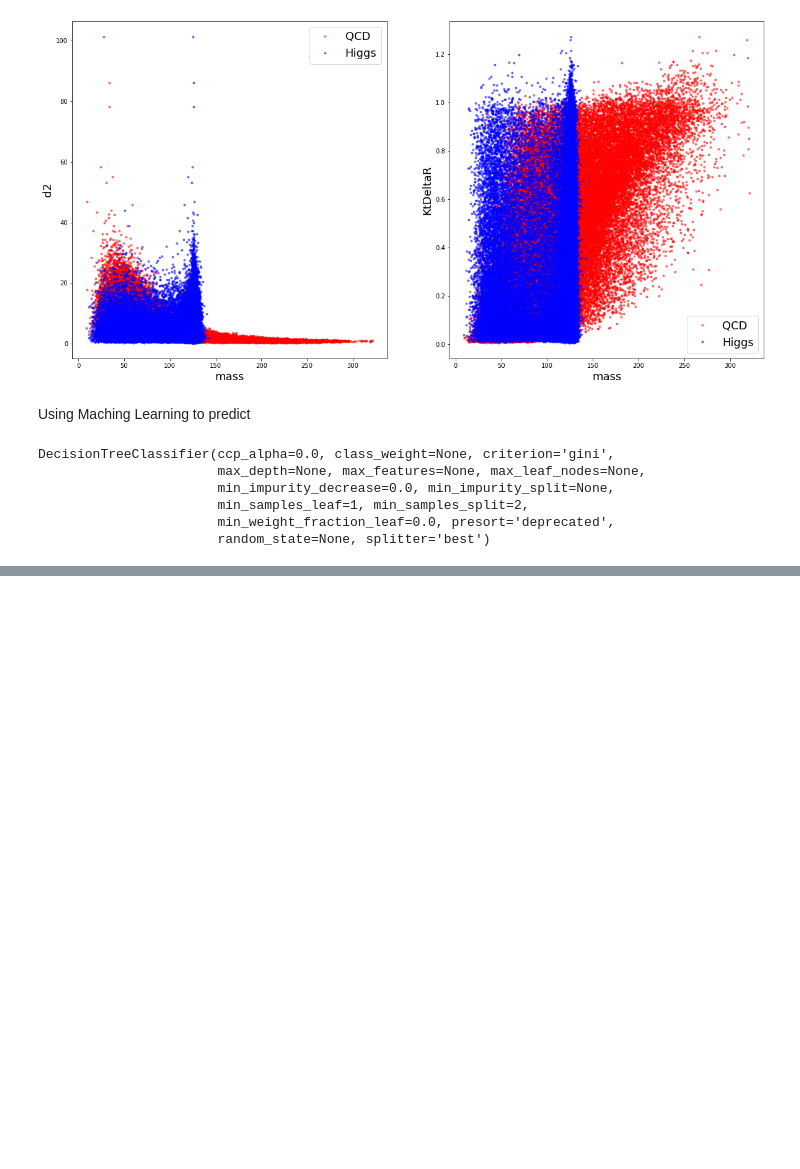
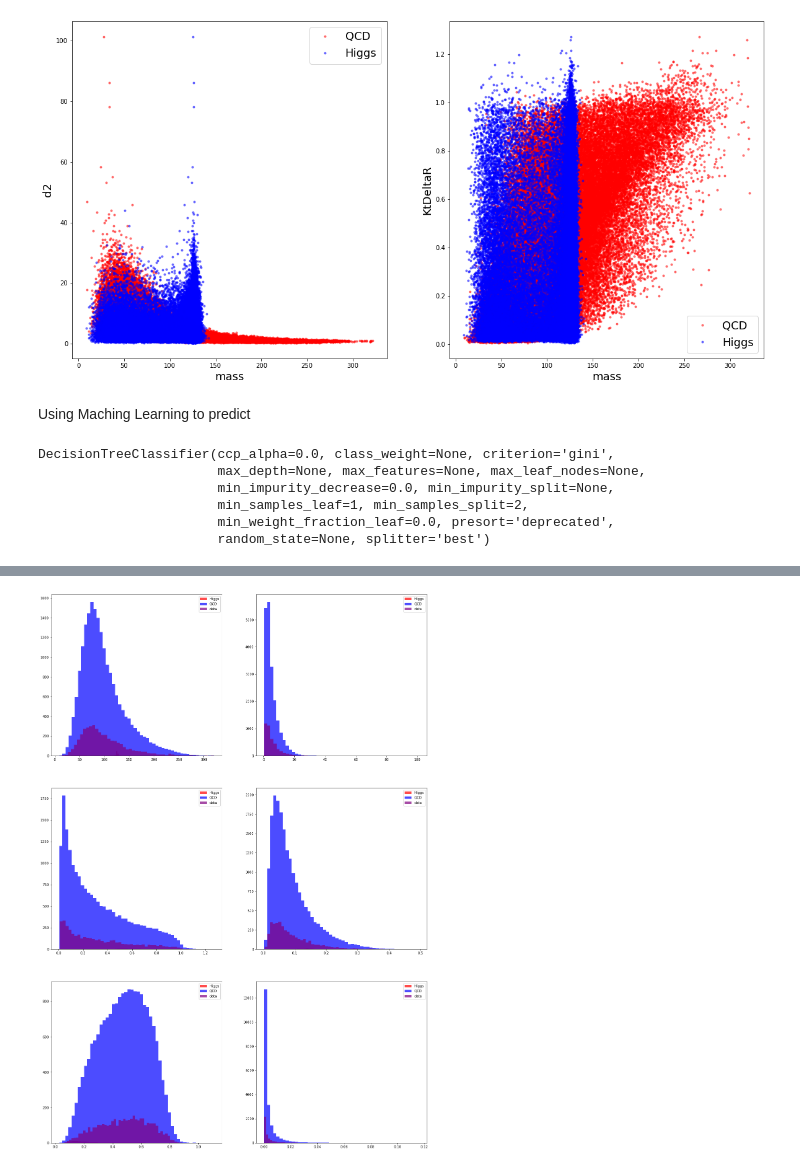
Before and after one commit to jeff-abe/PHYS434, a Jupyter notebook: Lab7.ipynb, the cells around one changed output, grey strips where cells are left out. Saved outputs shown, nothing was run; the diff lists cells and outputs as text; code cells hidden in the pictures; blank space fills up the shorter version.

Commit message:
Real Data added, and messing around with plots

```diff
--- a/Lab7.ipynb
+++ b/Lab7.ipynb
@@ -20,3 +22,5 @@ qcd_dict = pickle.load(data2)
+# %%
+low_lumi = pd.read_hdf('data_lowLumi_pt_250_500.h5')
 # %%
 #Random Samples using expected number of events for a given run
 state = 123
@@ -270,0 +272,15 @@ significance using neural network is 1.767 sigma
+# %%
+plt.rcParams["figure.figsize"] = (20,30)
+fig, ((ax1,ax2),(ax3,ax4),(ax5,ax6)) = plt.subplots(3,2)
+axes = (ax1,ax2,ax3,ax4,ax5,ax6)
+features = ['mass','d2','KtDeltaR','ee2','t3','ee3']
+for i in range(0,6):
+    counts,bins = np.histogram(new_dict[features[i]],bins = 50)
+    axes[i].hist(bins[:-1],bins, weights = counts*100/100000, color = 'red',label = 'Higgs',alpha = 0.7)
+    counts,bins = np.histogram(qcd_dict[features[i]],bins = 50)
+    axes[i].hist(bins[:-1],bins, weights = counts*20000/100000, color = 'blue',label = 'QCD',alpha = 0.7)
+    axes[i].hist(low_lumi[features[i]], color = 'purple',label = 'data', bins = 50,alpha = 0.7)
+    axes[i].legend()
+plt.show()
+# %% [output]
+[figure, added]
```
Also changed, not shown: parts of 7 cells of this notebook.
